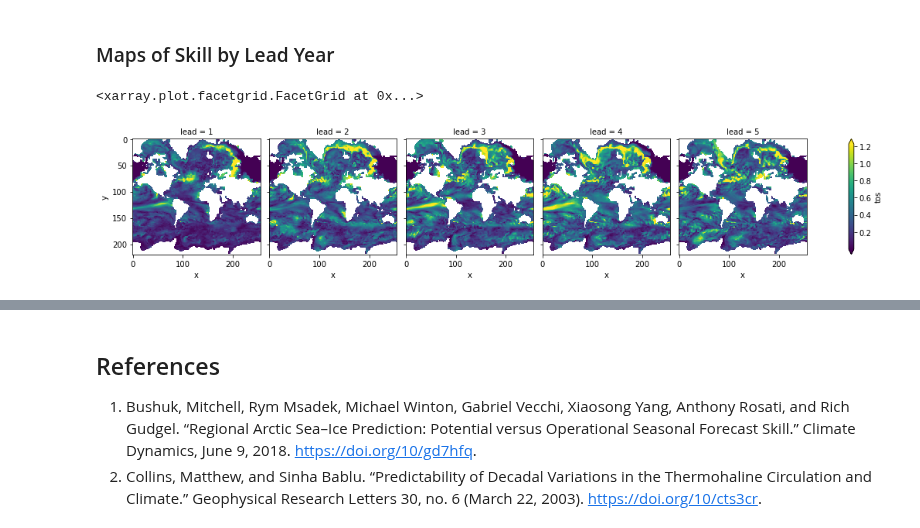
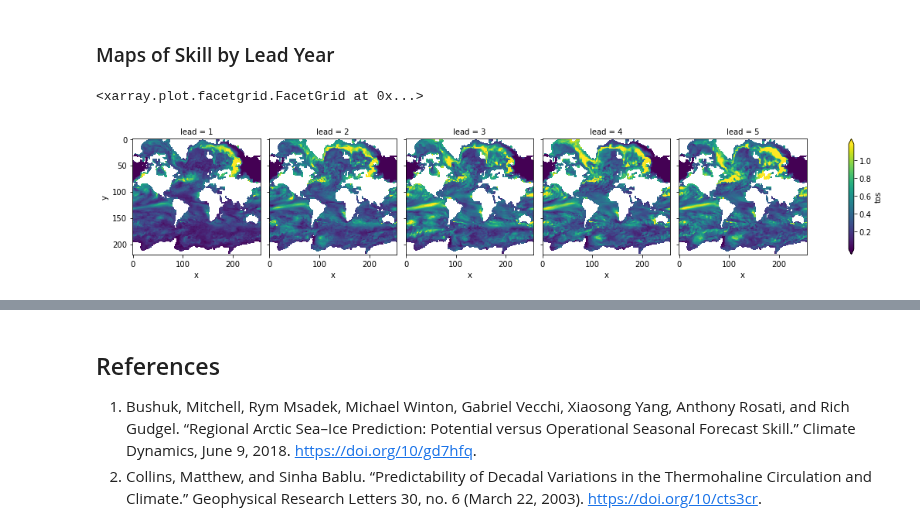
Before and after one commit to pangeo-data/climpred, a Jupyter notebook: docs/source/examples/decadal/perfect-model-predictability-demo.ipynb, the cells around one changed output, grey strips where cells are left out. Cells and saved outputs as stored; diff of their text form; code cells hidden in the pictures.

```diff
--- a/docs/source/examples/decadal/perfect-model-predictability-demo.ipynb
+++ b/docs/source/examples/decadal/perfect-model-predictability-demo.ipynb
@@ -120,20 +132,18 @@ We also have some sample output that contains gridded time series on the curvili
 # %%
 # Sea surface temperature
 ds3d = climpred.tutorial.load_dataset('MPI-PM-DP-3D') \
-                        .sel(init=3014) \
-                        .expand_dims('init')['tos']
-control3d = climpred.tutorial.load_dataset('MPI-control-3D')['tos']
+                        .isel(init=[0,1])[['tos']]
+control3d = climpred.tutorial.load_dataset('MPI-control-3D')[['tos']]
 
 ds3d['lead'].attrs = {'units': 'years'}
 # %%
 # Create climpred PerfectModelEnsemble object.
-pm = climpred.PerfectModelEnsemble(ds3d)
-pm = pm.add_control(control3d)
+pm = climpred.PerfectModelEnsemble(ds3d).add_control(control3d).generate_uninitialized()
 # %% [markdown]
 ### Maps of Skill by Lead Year
 # %%
-pm.verify(metric='rmse', comparison='m2e', dim=['init', 'member'])['tos'] \
-  .T.plot(col='lead', robust=True, yincrease=False)
+skill = pm.verify(metric='rmse', comparison='m2e', dim=['init', 'member'])#, reference='uninitialized') FIXME
+skill.tos.T.plot(col='lead',yincrease=False,robust=True)
 # %% [output]
 <xarray.plot.facetgrid.FacetGrid at 0x...>
-[figure, old version]
+[figure, new version]
```
Also changed, not shown: parts of 6 cells of this notebook, 3 other files.
